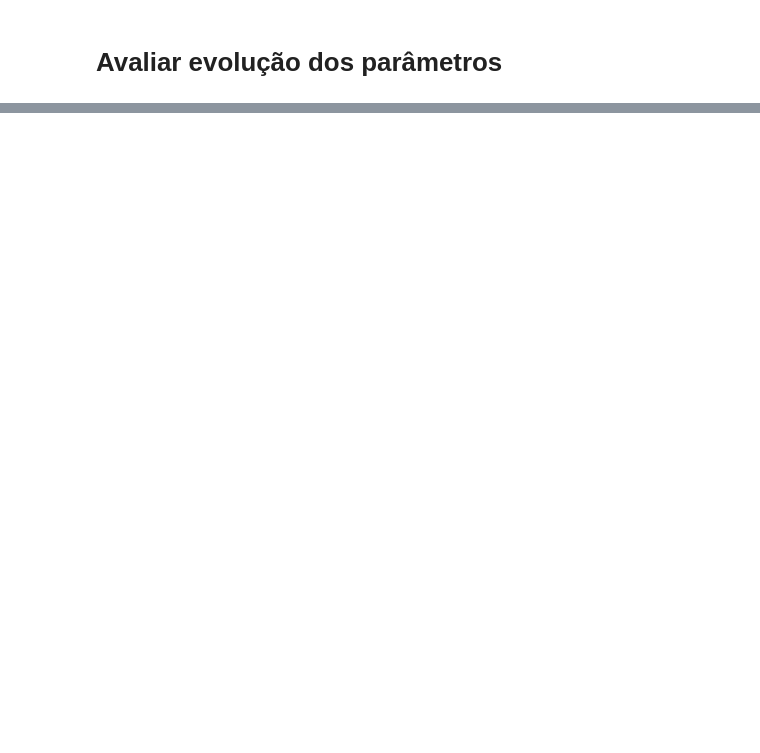
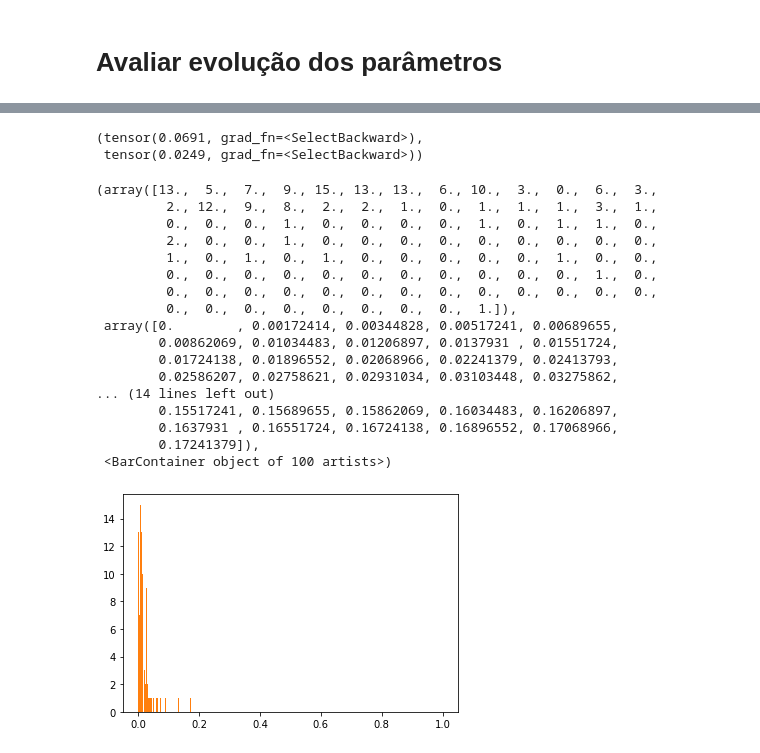
Before and after one commit to Giovanni3A/Projeto_PO2, a Jupyter notebook: notebooks/modelos/pytorch/1_modelo_sem_regressores.ipynb, the cells around one changed output, grey strips where cells are left out. Cells and saved outputs as stored; diff of their text form; code cells hidden in the pictures; blank space fills up the shorter version.

Commit message:
commit antes da apresentacao- modelos

```diff
--- a/notebooks/modelos/pytorch/1_modelo_sem_regressores.ipynb
+++ b/notebooks/modelos/pytorch/1_modelo_sem_regressores.ipynb
@@ -161,0 +177,38 @@ for i,p in enumerate(np.array(model.params_hist).transpose()):
+# %%
+a,b = idx_to_i[bairro_to_idx['Copacabana']],idx_to_i[bairro_to_idx['Ipanema']]
+f[a],f[b]
+# %% [output]
+(tensor(0.0691, grad_fn=<SelectBackward>),
+ tensor(0.0249, grad_fn=<SelectBackward>))
+# %%
+l1,l2 = [],[]
+for p in model.parameters():
+    for i,l in enumerate(p):
+        # idx = idx_to_i[i]
+        y = Y[i,:]
+        if np.abs(l.detach().numpy()[0]-1e-8)<1e-8:
+            l1.append(y.mean())
+        else:
+            l2.append(y.mean())
+# %%
+plt.hist(l1,bins=10)
+plt.hist(l2,bins=100)
+# %% [output]
+(array([13.,  5.,  7.,  9., 15., 13., 13.,  6., 10.,  3.,  0.,  6.,  3.,
+         2., 12.,  9.,  8.,  2.,  2.,  1.,  0.,  1.,  1.,  1.,  3.,  1.,
+         0.,  0.,  0.,  1.,  0.,  0.,  0.,  0.,  1.,  0.,  1.,  1.,  0.,
+         2.,  0.,  0.,  1.,  0.,  0.,  0.,  0.,  0.,  0.,  0.,  0.,  0.,
+         1.,  0.,  1.,  0.,  1.,  0.,  0.,  0.,  0.,  0.,  1.,  0.,  0.,
+         0.,  0.,  0.,  0.,  0.,  0.,  0.,  0.,  0.,  0.,  0.,  1.,  0.,
+         0.,  0.,  0.,  0.,  0.,  0.,  0.,  0.,  0.,  0.,  0.,  0.,  0.,
+         0.,  0.,  0.,  0.,  0.,  0.,  0.,  0.,  1.]),
+ array([0.        , 0.00172414, 0.00344828, 0.00517241, 0.00689655,
+        0.00862069, 0.01034483, 0.01206897, 0.0137931 , 0.01551724,
+        0.01724138, 0.01896552, 0.02068966, 0.02241379, 0.02413793,
+        0.02586207, 0.02758621, 0.02931034, 0.03103448, 0.03275862,
+... (14 lines left out)
+        0.15517241, 0.15689655, 0.15862069, 0.16034483, 0.16206897,
+        0.1637931 , 0.16551724, 0.16724138, 0.16896552, 0.17068966,
+        0.17241379]),
+ <BarContainer object of 100 artists>)
+[figure, added]
```
Also changed, not shown: parts of 7 cells of this notebook, 13 other files.
